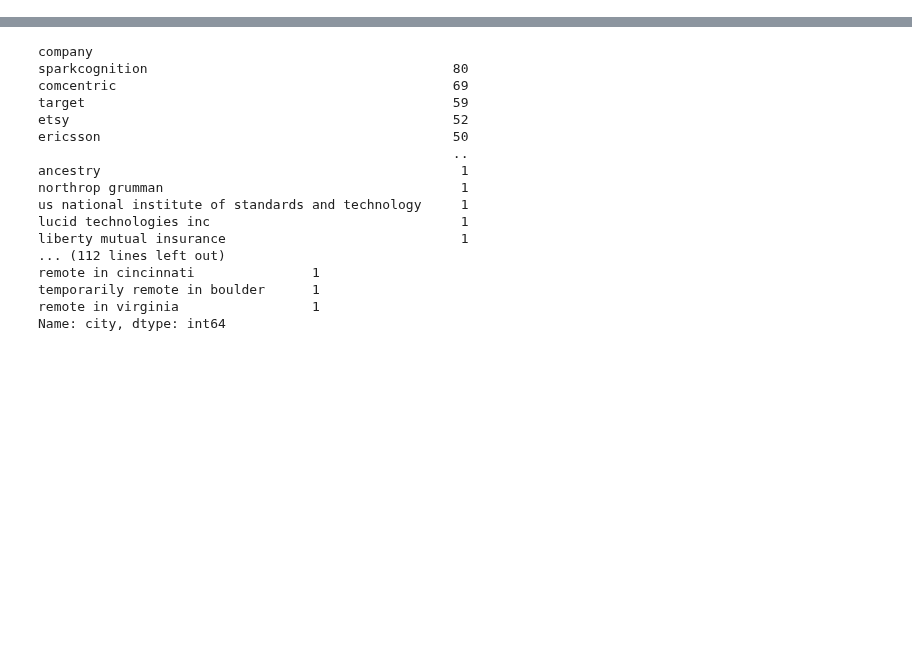
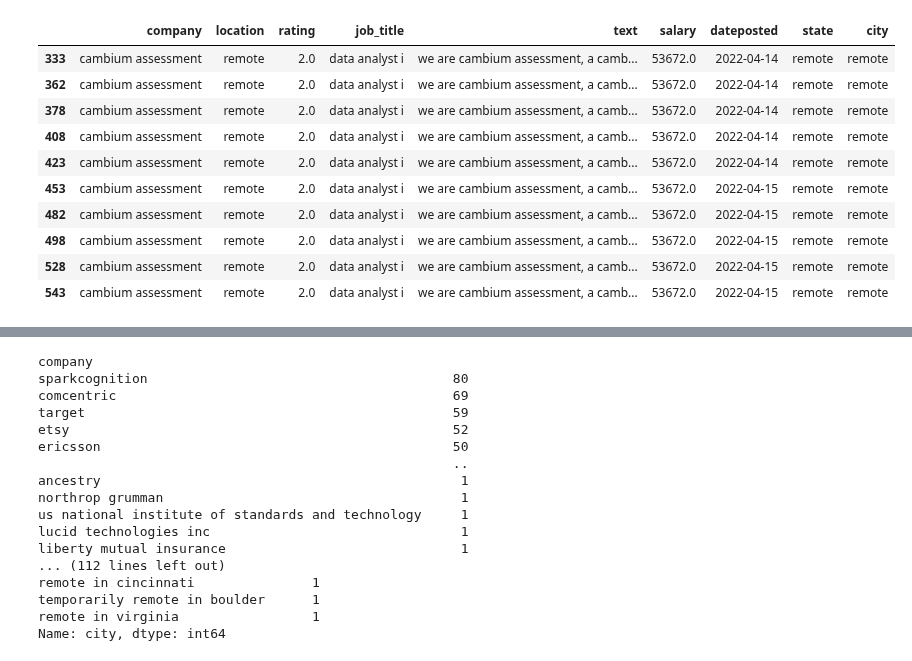
Before and after one commit to 333Kenji/indeedjobscraper, a Jupyter notebook: docs/2_EDA_NLP_Encoding.ipynb, the cells around one changed output, grey strips where cells are left out. Cells and saved outputs as stored; diff of their text form; code cells hidden in the pictures; blank space fills up the shorter version.

```diff
--- a/docs/2_EDA_NLP_Encoding.ipynb
+++ b/docs/2_EDA_NLP_Encoding.ipynb
@@ -4,0 +86,14 @@ from sklearn.preprocessing import OneHotEncoder, OrdinalEncoder
+# %%
+data[data.salary == 53672]
+# %% [output]
+|  | company | location | rating | job_title | text | salary | dateposted | state | city |
+| 333 | cambium assessment | remote | 2.0 | data analyst i | we are cambium assessment, a camb... | 53672.0 | 2022-04-14 | remote | remote |
+| 362 | cambium assessment | remote | 2.0 | data analyst i | we are cambium assessment, a camb... | 53672.0 | 2022-04-14 | remote | remote |
+| 378 | cambium assessment | remote | 2.0 | data analyst i | we are cambium assessment, a camb... | 53672.0 | 2022-04-14 | remote | remote |
+| 408 | cambium assessment | remote | 2.0 | data analyst i | we are cambium assessment, a camb... | 53672.0 | 2022-04-14 | remote | remote |
+| 423 | cambium assessment | remote | 2.0 | data analyst i | we are cambium assessment, a camb... | 53672.0 | 2022-04-14 | remote | remote |
+| 453 | cambium assessment | remote | 2.0 | data analyst i | we are cambium assessment, a camb... | 53672.0 | 2022-04-15 | remote | remote |
+| 482 | cambium assessment | remote | 2.0 | data analyst i | we are cambium assessment, a camb... | 53672.0 | 2022-04-15 | remote | remote |
+| 498 | cambium assessment | remote | 2.0 | data analyst i | we are cambium assessment, a camb... | 53672.0 | 2022-04-15 | remote | remote |
+| 528 | cambium assessment | remote | 2.0 | data analyst i | we are cambium assessment, a camb... | 53672.0 | 2022-04-15 | remote | remote |
+| 543 | cambium assessment | remote | 2.0 | data analyst i | we are cambium assessment, a camb... | 53672.0 | 2022-04-15 | remote | remote |
```
Also changed, not shown: parts of 15 cells of this notebook, 1 other file.
